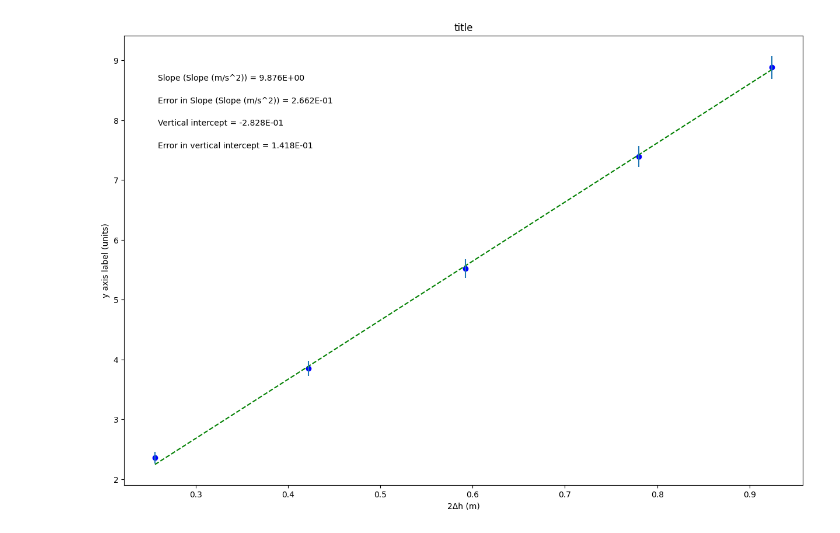
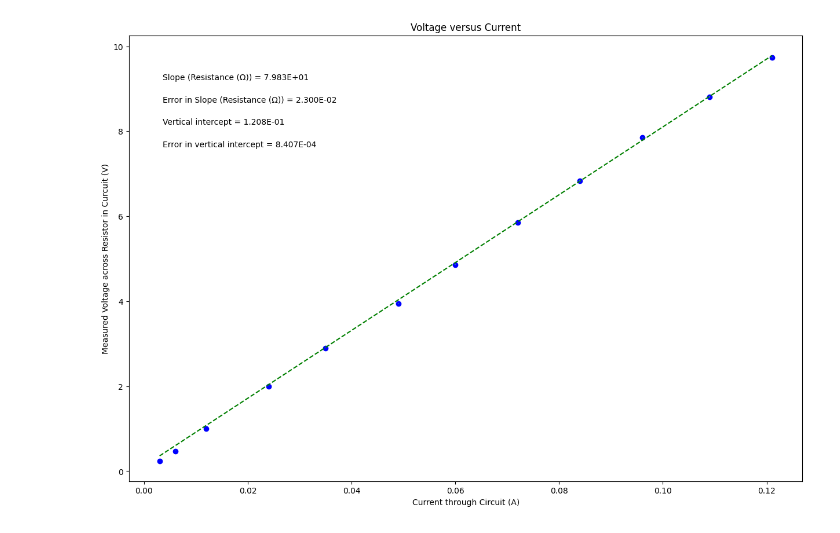
Before and after one commit to Cool487/Lab-plots-mechanics, a Jupyter notebook: PHSXlab_plotting_template.ipynb, the cells around one changed output. Drawn from its saved outputs; the diff is of its cells as text; code cells hidden in the pictures.

```diff
--- a/PHSXlab_plotting_template.ipynb
+++ b/PHSXlab_plotting_template.ipynb
@@ -19,11 +19,11 @@ import matplotlib.pyplot as plt
 #variable names should start with a letter and must contain only letters, numbers, and underscores
 
 
-xvariable_changeme = np.array([0.256, 0.422, 0.592, 0.780, 0.924])
+xvariable_changeme = np.array([.003, .006, .012, .024, .035, .049, .060, .072, .084, .096, .109, .121])
 
-yvariable_changeme = np.array([2.36, 3.85, 5.52, 7.39, 8.88])
+yvariable_changeme = np.array([.243, .476, 1.004, 1.994, 2.901, 3.950, 4.863, 5.853, 6.83, 7.85, 8.81, 9.74])
 
-err_yvariable_changeme = np.array([.0991, .127, .152, .176, .192])
+err_yvariable_changeme = np.array([.001, .002, .002, .002, .002, .002, .002, .002, .01, .01, .01, .01])
 
 
 
@@ -37,10 +37,10 @@ dy = err_yvariable_changeme        #this should be your error in y array
 
 #UPDATE EACH OF THESE 4 STRINGS FOR YOUR PLOT LABELS AS YOU WANT THEM TO APPEAR
 
-plot_title= 'title'
-x_label= '2Δh (m)'
-y_label= 'y axis label (units)'
-slope_units= 'Slope (m/s^2)'
+plot_title= 'Voltage versus Current'
+x_label= 'Current through Circuit (A)'
+y_label= 'Measured Voltage across Resistor in Curcuit (V)'
+slope_units= 'Resistance (Ω)'
 
 #UPDATE ANNOTATION PLACEMENT SO IT'S OUT OF WAY OF PLOTTED DATA AND BEST FIT LINE
 #integer from 1 to 4, top R corner is 1 (counter-clockwise from there)
@@ -92,31 +92,31 @@ elif annotation_placement==3 or annotation_placement==4:
 #Don't need to change anything in this section!
 
 #Plot data on graph. Plot error bars and place values for slope,
 #error in slope, and vertical intercept (plus error) on the plot using "annotate"
 
 plt.figure(figsize=(15,10))
 
 plt.plot(x, fit, color='green', linestyle='--')
 plt.scatter(x, y, color='blue', marker='o')
 
 plt.xlabel(x_label)
 plt.ylabel(y_label)
 plt.title(plot_title)
 
 plt.errorbar(x, y, yerr=dy, xerr=None, fmt="none") #don't need to plot x error bars
 
 plt.annotate('Slope ({}) = {value:.{digits}E}'.format(slope_units,value=m, digits=3),
              (xpos, ypos[0]), xycoords='axes fraction')
 
 plt.annotate('Error in Slope ({}) = {value:.{digits}E}'.format(slope_units,value=dm, digits=3),
              (xpos, ypos[1]), xycoords='axes fraction')
 
 plt.annotate('Vertical intercept = {value:.{digits}E}'.format(value=b, digits=3),
              (xpos, ypos[2]), xycoords='axes fraction')
 
 plt.annotate('Error in vertical intercept = {value:.{digits}E}'.format(value=db, digits=3),
              (xpos, ypos[3]), xycoords='axes fraction')
 
 plt.show()
 # %% [output]
-[figure, old version]
+[figure, new version]
```
